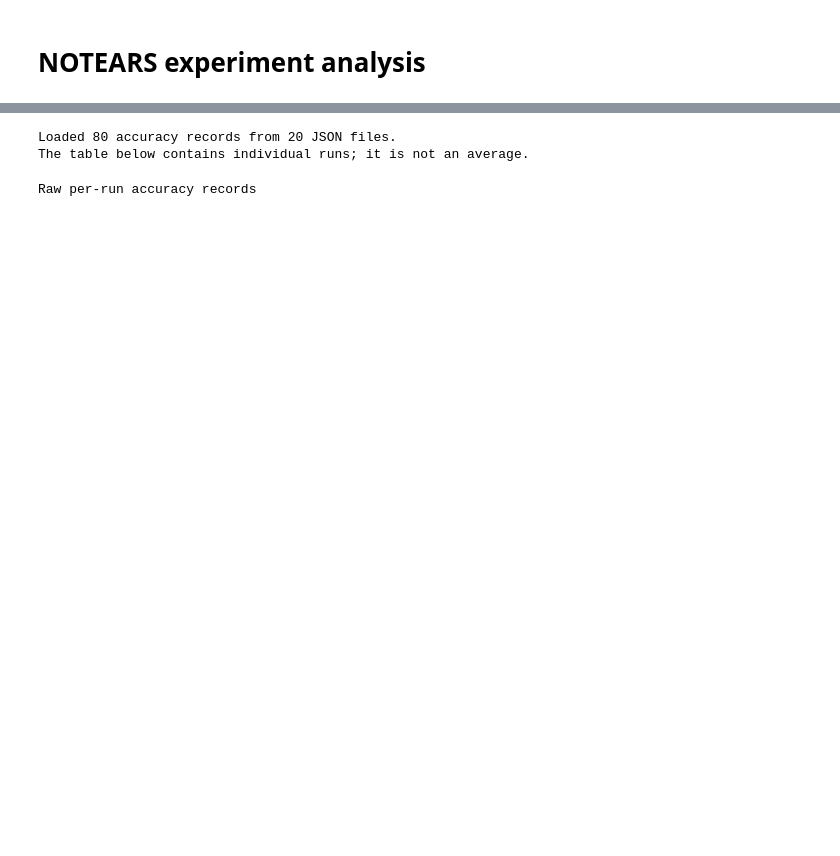
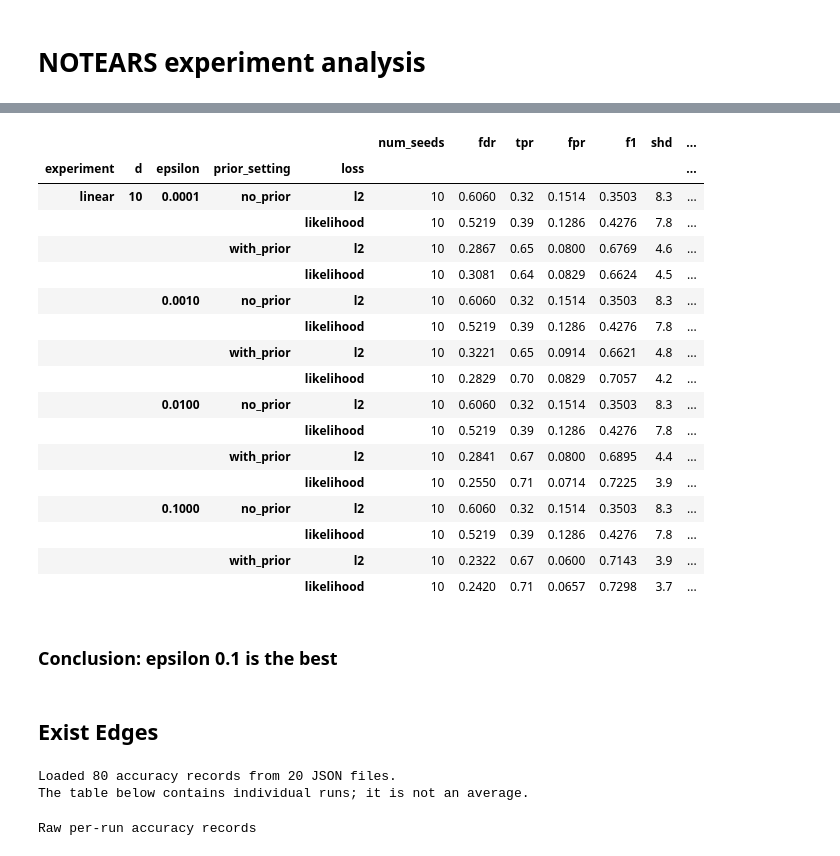
Before and after one commit to yurou-liang/notears, a Jupyter notebook: Analyse.ipynb, the cells around one changed output, grey strips where cells are left out. Drawn from its saved outputs; the diff is of its cells as text; code cells hidden in the pictures; blank space fills up the shorter version.

Commit message:
add grid search

```diff
--- a/Analyse.ipynb
+++ b/Analyse.ipynb
@@ -2,0 +12,11 @@
+# %%
+INPUT_DIRS = {
+    "linear": Path("grid_search"),
+}
+
+ACC_KEYS = {
+    "acc_prior_ll": ("with_prior", "likelihood"),
+    "acc_prior_l2": ("with_prior", "l2"),
+    "acc_no_prior_ll": ("no_prior", "likelihood"),
+    "acc_no_prior_l2": ("no_prior", "l2"),
+}
@@ -3 +77,48 @@
+# %%
+metadata_columns = {
+    "experiment", "configuration", "prior_setting",
+    "loss", "d", "seed", "epsilon", "file",
+}
+score_columns = [
+    column for column in accuracy_rows.columns
+    if column not in metadata_columns
+    and pd.api.types.is_numeric_dtype(accuracy_rows[column])
+]
+
+# Remove only the seed suffix, then average all runs of the same setup.
+summary = (
+    accuracy_rows
+    .groupby(
+        ["experiment", "d", "epsilon", "prior_setting", "loss"],
+        dropna=False,
+    )
+    .agg(num_seeds=("seed", "nunique"), **{
+        score: (score, "mean") for score in score_columns
+    })
+    .round(4)
+)
+summary
+# %% [output]
+|  |  |  |  |  | num_seeds | fdr | tpr | fpr | f1 | shd | ... |
+| experiment | d | epsilon | prior_setting | loss |  |  |  |  |  |  | ... |
+| linear | 10 | 0.0001 | no_prior | l2 | 10 | 0.6060 | 0.32 | 0.1514 | 0.3503 | 8.3 | ... |
+|  |  |  |  | likelihood | 10 | 0.5219 | 0.39 | 0.1286 | 0.4276 | 7.8 | ... |
+|  |  |  | with_prior | l2 | 10 | 0.2867 | 0.65 | 0.0800 | 0.6769 | 4.6 | ... |
+|  |  |  |  | likelihood | 10 | 0.3081 | 0.64 | 0.0829 | 0.6624 | 4.5 | ... |
+|  |  | 0.0010 | no_prior | l2 | 10 | 0.6060 | 0.32 | 0.1514 | 0.3503 | 8.3 | ... |
+|  |  |  |  | likelihood | 10 | 0.5219 | 0.39 | 0.1286 | 0.4276 | 7.8 | ... |
+|  |  |  | with_prior | l2 | 10 | 0.3221 | 0.65 | 0.0914 | 0.6621 | 4.8 | ... |
+|  |  |  |  | likelihood | 10 | 0.2829 | 0.70 | 0.0829 | 0.7057 | 4.2 | ... |
+|  |  | 0.0100 | no_prior | l2 | 10 | 0.6060 | 0.32 | 0.1514 | 0.3503 | 8.3 | ... |
+|  |  |  |  | likelihood | 10 | 0.5219 | 0.39 | 0.1286 | 0.4276 | 7.8 | ... |
+|  |  |  | with_prior | l2 | 10 | 0.2841 | 0.67 | 0.0800 | 0.6895 | 4.4 | ... |
+|  |  |  |  | likelihood | 10 | 0.2550 | 0.71 | 0.0714 | 0.7225 | 3.9 | ... |
+|  |  | 0.1000 | no_prior | l2 | 10 | 0.6060 | 0.32 | 0.1514 | 0.3503 | 8.3 | ... |
+|  |  |  |  | likelihood | 10 | 0.5219 | 0.39 | 0.1286 | 0.4276 | 7.8 | ... |
+|  |  |  | with_prior | l2 | 10 | 0.2322 | 0.67 | 0.0600 | 0.7143 | 3.9 | ... |
+|  |  |  |  | likelihood | 10 | 0.2420 | 0.71 | 0.0657 | 0.7298 | 3.7 | ... |
+# %% [markdown]
+### Conclusion: epsilon 0.1 is the best
+# %% [markdown]
+## Exist Edges
 # %%
```
Also changed, not shown: parts of 6 cells of this notebook, 4 other files.
